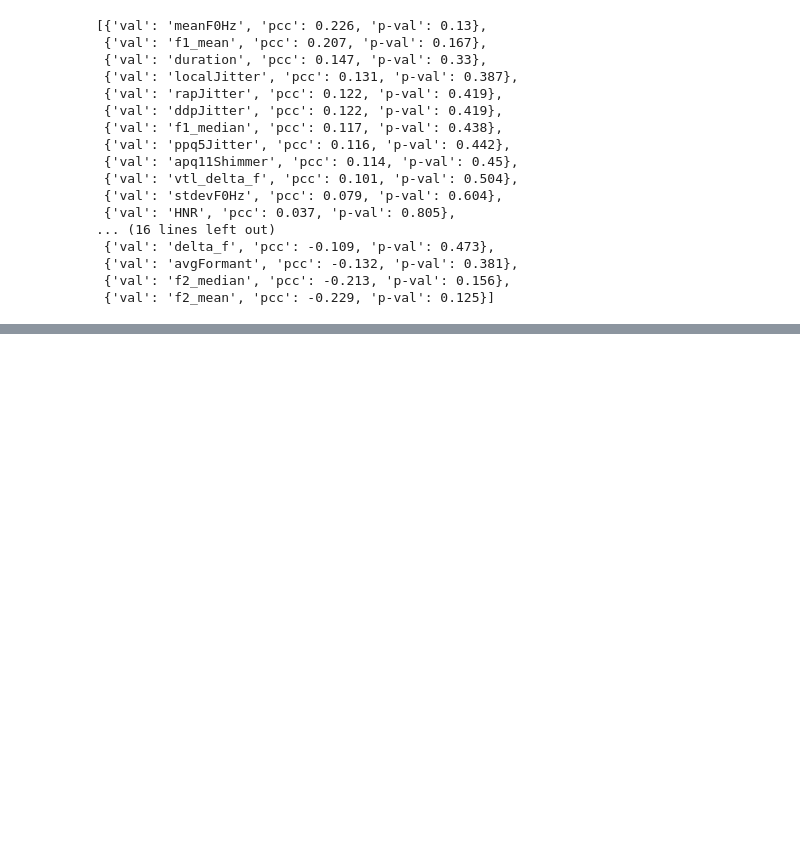
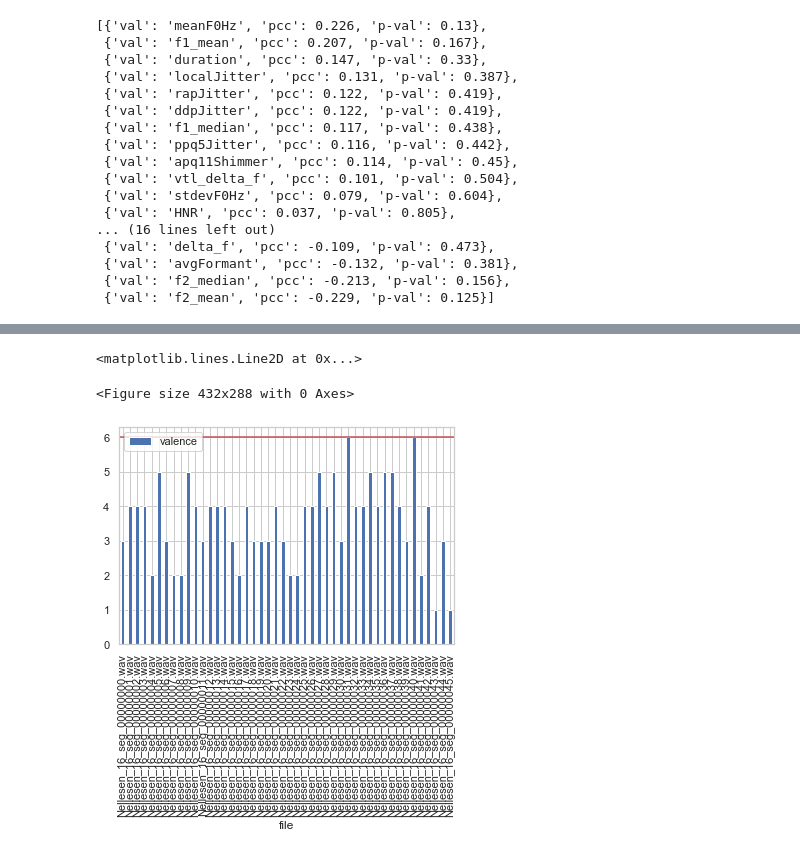
Before and after one commit to Sakun92/AbgabeJannis_MaschinelleEigenschaftsanalyse, a Jupyter notebook: Sprechstile_maschinelle_Eigenschaftsanalyse_Nellesen.ipynb, the cells around one changed output, grey strips where cells are left out. Saved outputs shown, nothing was run; the diff lists cells and outputs as text; code cells hidden in the pictures; blank space fills up the shorter version.

```diff
--- a/Sprechstile_maschinelle_Eigenschaftsanalyse_Nellesen.ipynb
+++ b/Sprechstile_maschinelle_Eigenschaftsanalyse_Nellesen.ipynb
@@ -312,0 +327,7 @@ sorted(pearsons, key=lambda x: -x['pcc'])
+# %%
+plt.figure();
+df.plot(kind='bar'); plt.axhline(6, color='r')
+# %% [output]
+<matplotlib.lines.Line2D at 0x...>
+<Figure size 432x288 with 0 Axes>
+[figure, added]
```
Also changed, not shown: parts of 60 cells of this notebook, 2 other files.
